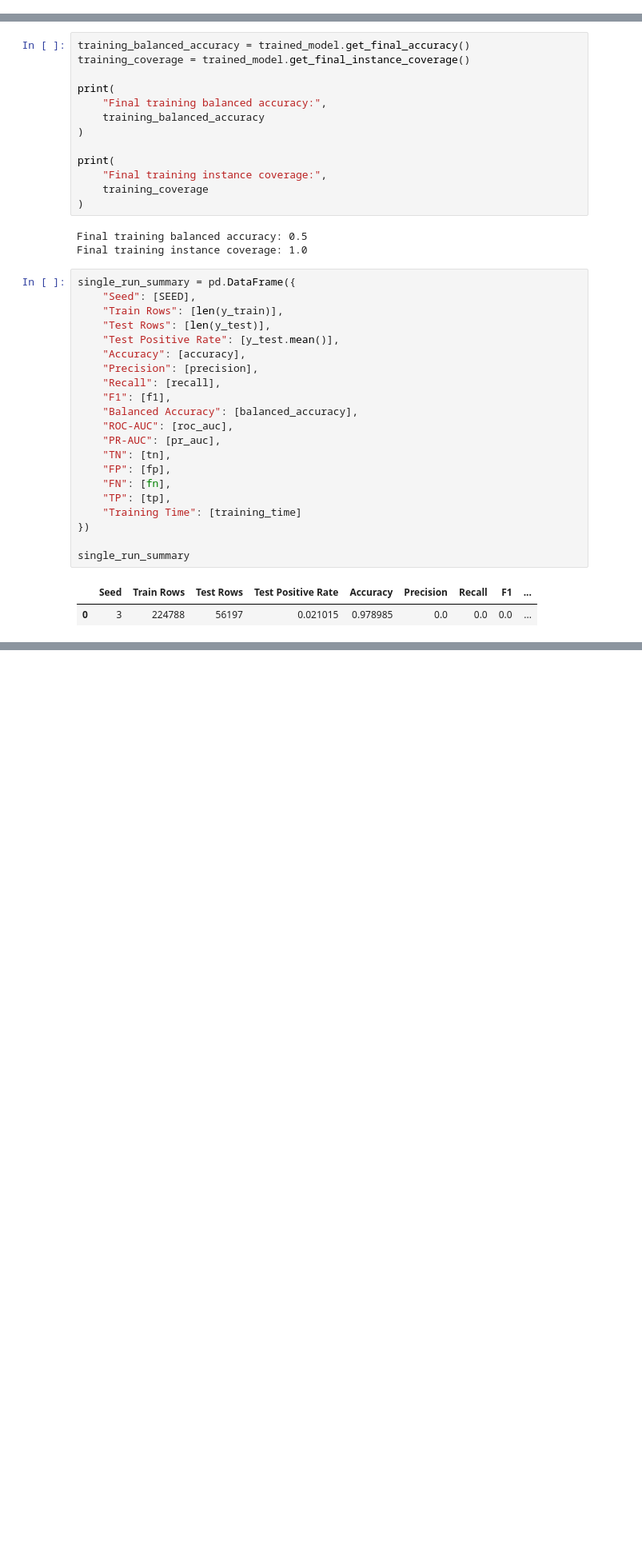
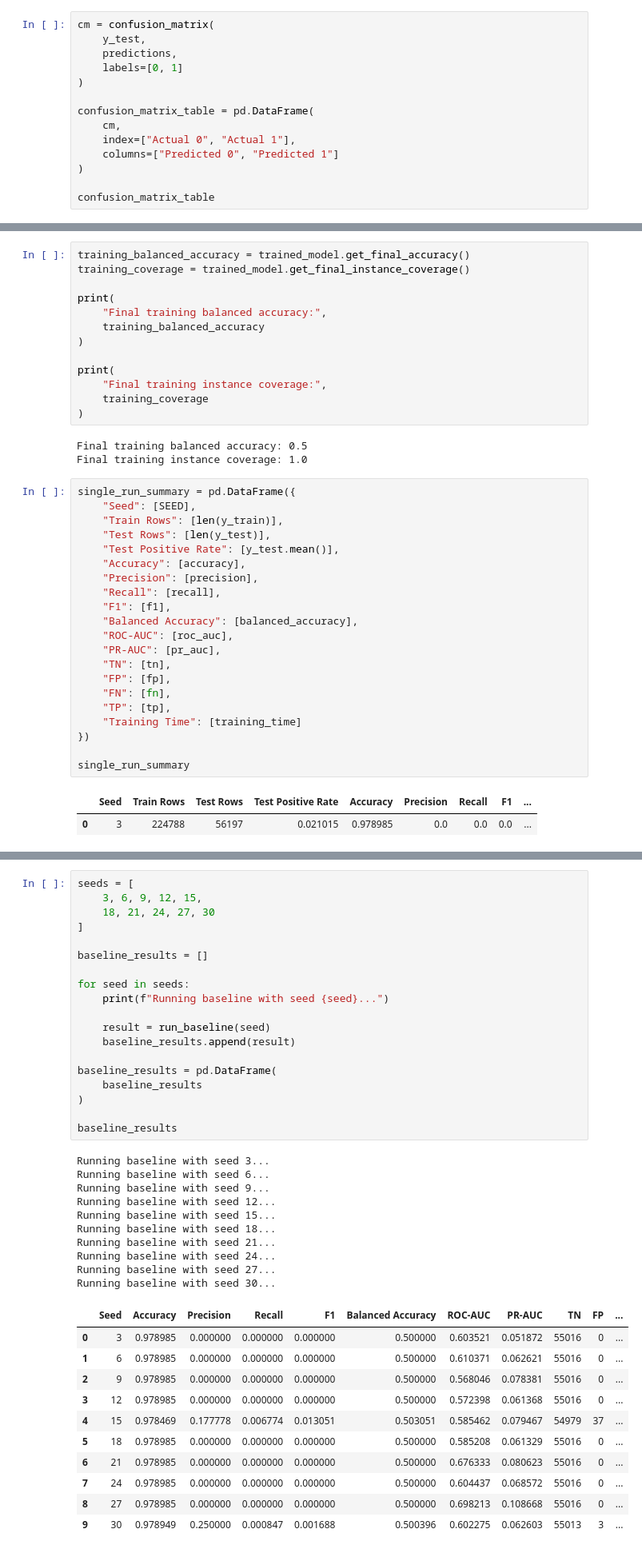
Before and after one commit to fatehbhular/Heart-Disease-Prediction-Model, a Jupyter notebook: notebooks Phase 2/Task_2_Original_LCS_System_on_Raw_Dataset.ipynb, the cells around one changed output, grey strips where cells are left out. Shown at 80% size. Drawn from its saved outputs; the diff is of its cells as text; blank space fills up the shorter version.

Commit message:
repeated eLCS baseline experiments

```diff
--- a/notebooks Phase 2/Task_2_Original_LCS_System_on_Raw_Dataset.ipynb
+++ b/notebooks Phase 2/Task_2_Original_LCS_System_on_Raw_Dataset.ipynb
@@ -409,0 +410,14 @@ results
+# %%
+cm = confusion_matrix(
+    y_test,
+    predictions,
+    labels=[0, 1]
+)
+
+confusion_matrix_table = pd.DataFrame(
+    cm,
+    index=["Actual 0", "Actual 1"],
+    columns=["Predicted 0", "Predicted 1"]
+)
+
+confusion_matrix_table
@@ -461,0 +640,41 @@ single_run_summary
+# %%
+seeds = [
+    3, 6, 9, 12, 15,
+    18, 21, 24, 27, 30
+]
+
+baseline_results = []
+
+for seed in seeds:
+    print(f"Running baseline with seed {seed}...")
+
+    result = run_baseline(seed)
+    baseline_results.append(result)
+
+baseline_results = pd.DataFrame(
+    baseline_results
+)
+
+baseline_results
+# %% [output]
+Running baseline with seed 3...
+Running baseline with seed 6...
+Running baseline with seed 9...
+Running baseline with seed 12...
+Running baseline with seed 15...
+Running baseline with seed 18...
+Running baseline with seed 21...
+Running baseline with seed 24...
+Running baseline with seed 27...
+Running baseline with seed 30...
+|  | Seed | Accuracy | Precision | Recall | F1 | Balanced Accuracy | ROC-AUC | PR-AUC | TN | FP | ... |
+| 0 | 3 | 0.978985 | 0.000000 | 0.000000 | 0.000000 | 0.500000 | 0.603521 | 0.051872 | 55016 | 0 | ... |
+| 1 | 6 | 0.978985 | 0.000000 | 0.000000 | 0.000000 | 0.500000 | 0.610371 | 0.062621 | 55016 | 0 | ... |
+| 2 | 9 | 0.978985 | 0.000000 | 0.000000 | 0.000000 | 0.500000 | 0.568046 | 0.078381 | 55016 | 0 | ... |
+| 3 | 12 | 0.978985 | 0.000000 | 0.000000 | 0.000000 | 0.500000 | 0.572398 | 0.061368 | 55016 | 0 | ... |
+| 4 | 15 | 0.978469 | 0.177778 | 0.006774 | 0.013051 | 0.503051 | 0.585462 | 0.079467 | 54979 | 37 | ... |
+| 5 | 18 | 0.978985 | 0.000000 | 0.000000 | 0.000000 | 0.500000 | 0.585208 | 0.061329 | 55016 | 0 | ... |
+| 6 | 21 | 0.978985 | 0.000000 | 0.000000 | 0.000000 | 0.500000 | 0.676333 | 0.080623 | 55016 | 0 | ... |
+| 7 | 24 | 0.978985 | 0.000000 | 0.000000 | 0.000000 | 0.500000 | 0.604437 | 0.068572 | 55016 | 0 | ... |
+| 8 | 27 | 0.978985 | 0.000000 | 0.000000 | 0.000000 | 0.500000 | 0.698213 | 0.108668 | 55016 | 0 | ... |
+| 9 | 30 | 0.978949 | 0.250000 | 0.000847 | 0.001688 | 0.500396 | 0.602275 | 0.062603 | 55013 | 3 | ... |
```
Also changed, not shown: parts of 8 cells of this notebook, 1 other file.
